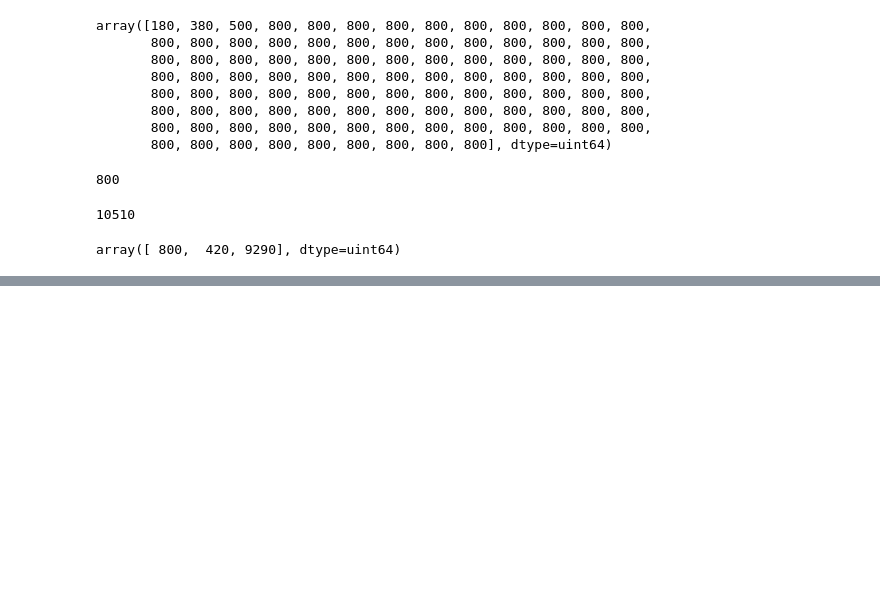
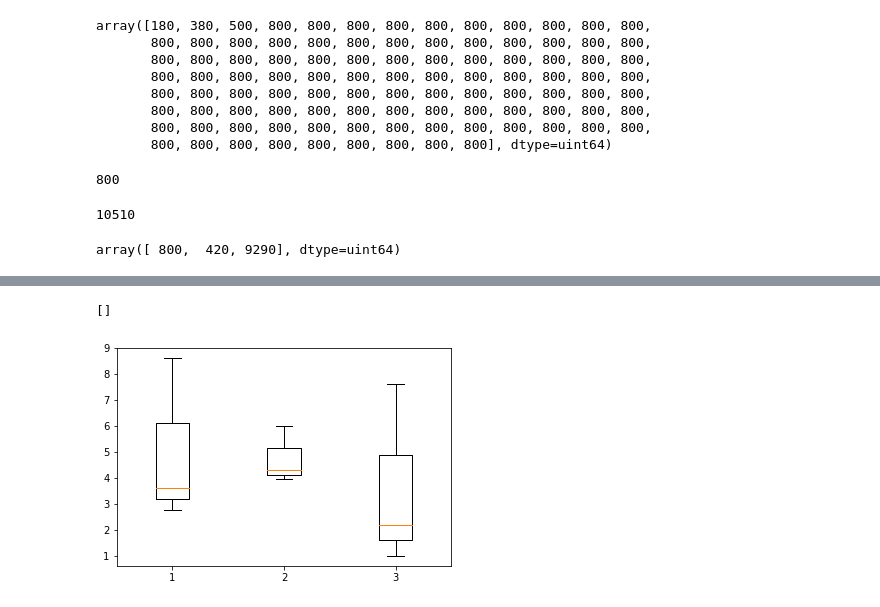
Before and after one commit to contepas/introduction-to-numpy, a Jupyter notebook: Introduction to NumPy.ipynb, the cells around one changed output, grey strips where cells are left out. Saved outputs shown, nothing was run; the diff lists cells and outputs as text; code cells hidden in the pictures; blank space fills up the shorter version.

```diff
--- a/Introduction to NumPy.ipynb
+++ b/Introduction to NumPy.ipynb
@@ -766,0 +756,6 @@ array([ 800,  420, 9290], dtype=uint64)
+# %%
+plt.boxplot(multydim_arr.T)
+plt.plot()
+# %% [output]
+[]
+[figure, added]
```
Also changed, not shown: parts of 7 cells of this notebook.
